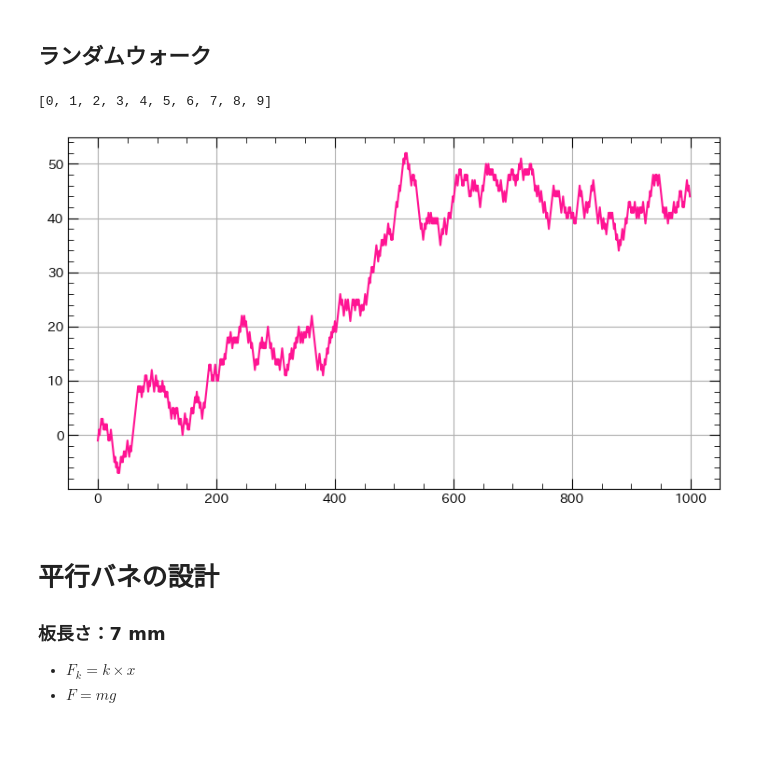
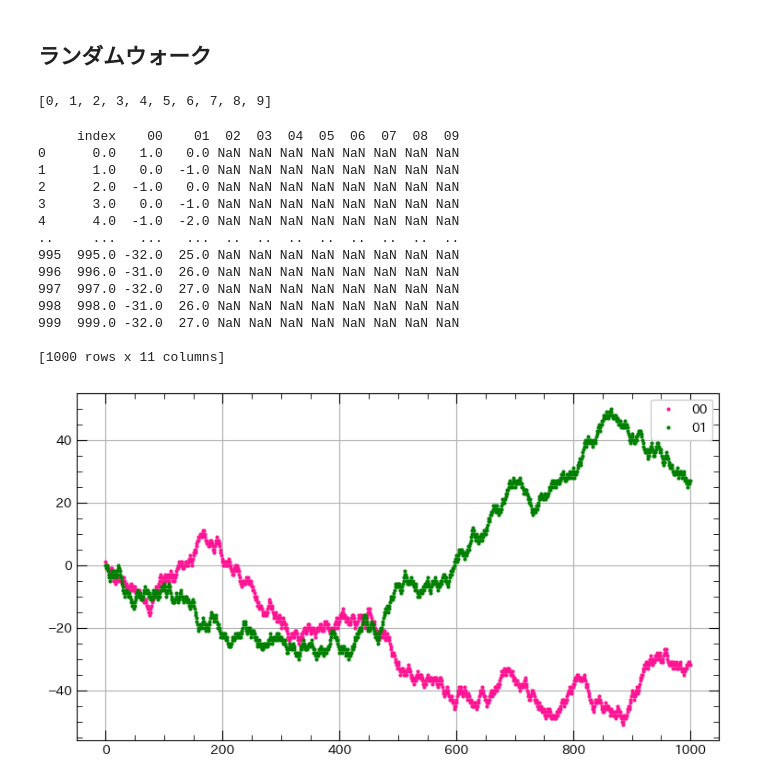
Before and after one commit to Kota0217/Csv2Figure, a Jupyter notebook: RW.ipynb, the cells around one changed output. Saved outputs shown, nothing was run; the diff lists cells and outputs as text; code cells hidden in the pictures; blank space fills up the shorter version.

```diff
--- a/RW.ipynb
+++ b/RW.ipynb
@@ -73,37 +73,49 @@ plt.rcParams['legend.framealpha'] = 1.0     #透過度を指定。1.0で透過
 # %%
 TRIAL_NUM = 1000
 
 #変数、配列の用意
 buf = 0
 xdata = np.arange(10)
 column = xdata.tolist()
 str(column)
 print(column)
-df = pd.DataFrame(columns = ["aaa", "bbb"])
+df = pd.DataFrame(columns = ["index", "00", "01", "02", "03", "04", "05", "06", "07", "08", "09"])
 
 for i in range(TRIAL_NUM):
   for j in range(10):
     #乱数の準備
     #0から1の間の整数を返す
     buf = random.randint(0, 1)
 
     if buf == 0:
       xdata[j] += 1
     else:
       xdata[j] -= 1
 
   record = pd.Series()
-  df = df.append({"aaa": i, "bbb": xdata[0]}, ignore_index=True)
+  df = df.append({"index": i, "00": xdata[0], "01":xdata[1]}, ignore_index=True)
 
+print(df)
 
 #プロットする
-plt.plot(df["aaa"], df["bbb"], color='deeppink',linestyle='-', label='ソレノイド近似曲線')
+plt.plot(df["index"], df["00"], color='deeppink',linestyle='None', marker="o", markersize="2", label='00')
+plt.plot(df["index"], df["01"], color='green',linestyle='None', marker="o", markersize="2", label='01')
+plt.legend()
 plt.show()
 # %% [output]
 [0, 1, 2, 3, 4, 5, 6, 7, 8, 9]
+     index    00    01  02  03  04  05  06  07  08  09
+0      0.0   1.0   0.0 NaN NaN NaN NaN NaN NaN NaN NaN
+1      1.0   0.0  -1.0 NaN NaN NaN NaN NaN NaN NaN NaN
+2      2.0  -1.0   0.0 NaN NaN NaN NaN NaN NaN NaN NaN
+3      3.0   0.0  -1.0 NaN NaN NaN NaN NaN NaN NaN NaN
+4      4.0  -1.0  -2.0 NaN NaN NaN NaN NaN NaN NaN NaN
+..     ...   ...   ...  ..  ..  ..  ..  ..  ..  ..  ..
+995  995.0 -32.0  25.0 NaN NaN NaN NaN NaN NaN NaN NaN
+996  996.0 -31.0  26.0 NaN NaN NaN NaN NaN NaN NaN NaN
+997  997.0 -32.0  27.0 NaN NaN NaN NaN NaN NaN NaN NaN
+998  998.0 -31.0  26.0 NaN NaN NaN NaN NaN NaN NaN NaN
+999  999.0 -32.0  27.0 NaN NaN NaN NaN NaN NaN NaN NaN
+
+[1000 rows x 11 columns]
-[figure, old version]
+[figure, new version]
-# %% [markdown]
-# 平行バネの設計
-### 板長さ：7 mm
-* $F_k = k \times x $
-* $F = mg$
```
Also changed, not shown: parts of 4 cells of this notebook.
